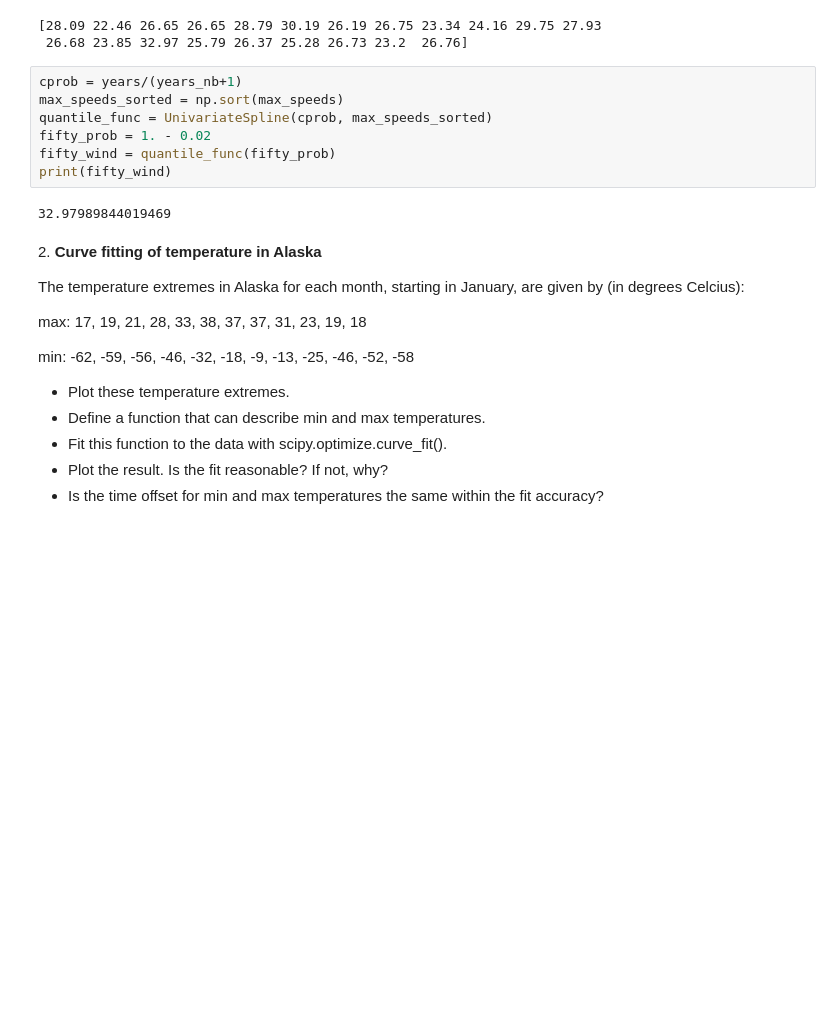
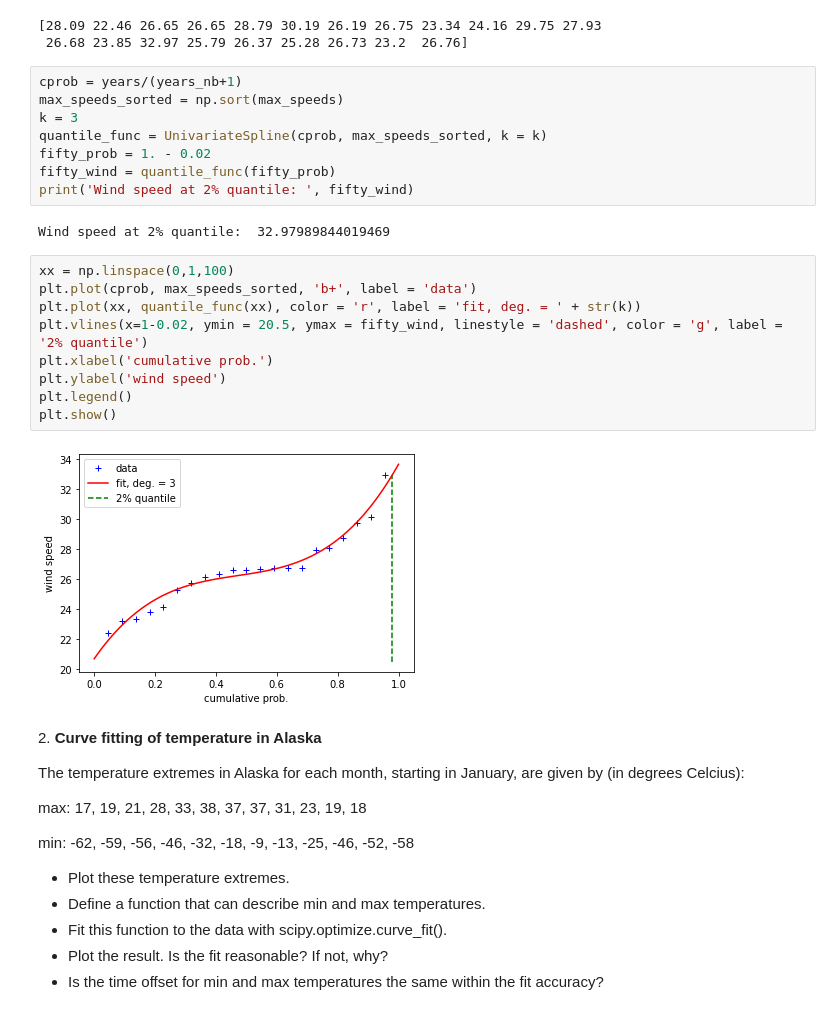
Before and after one commit to lorenzomancini1/LaboratoryOfComputationalPhysics_Y3, a Jupyter notebook: 07.2ex_Algorithms.ipynb, the cells around one changed output. Drawn from its saved outputs; the diff is of its cells as text; blank space fills up the shorter version.

```diff
--- a/07.2ex_Algorithms.ipynb
+++ b/07.2ex_Algorithms.ipynb
@@ -47,12 +48,24 @@ print(max_speeds)
 # %%
 cprob = years/(years_nb+1)
 max_speeds_sorted = np.sort(max_speeds)
-quantile_func = UnivariateSpline(cprob, max_speeds_sorted)
+k = 3
+quantile_func = UnivariateSpline(cprob, max_speeds_sorted, k = k)
 fifty_prob = 1. - 0.02
 fifty_wind = quantile_func(fifty_prob)
-print(fifty_wind)
+print('Wind speed at 2% quantile: ', fifty_wind)
 # %% [output]
-32.97989844019469
+Wind speed at 2% quantile:  32.97989844019469
+# %%
+xx = np.linspace(0,1,100)
+plt.plot(cprob, max_speeds_sorted, 'b+', label = 'data')
+plt.plot(xx, quantile_func(xx), color = 'r', label = 'fit, deg. = ' + str(k))
+plt.vlines(x=1-0.02, ymin = 20.5, ymax = fifty_wind, linestyle = 'dashed', color = 'g', label = '2% quantile')
+plt.xlabel('cumulative prob.')
+plt.ylabel('wind speed')
+plt.legend()
+plt.show()
+# %% [output]
+[figure, added]
 # %% [markdown]
 2\. **Curve fitting of temperature in Alaska**
 
```
Also changed, not shown: parts of 24 cells of this notebook, 2 other files.
